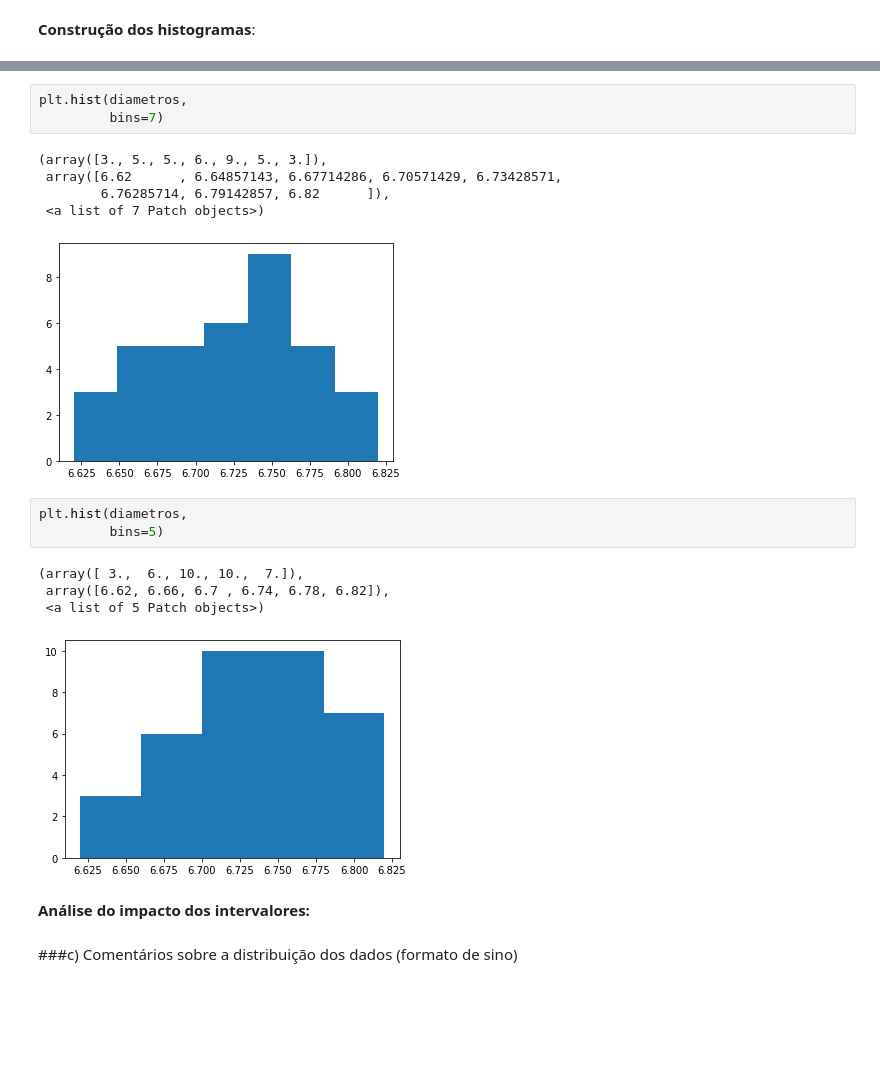
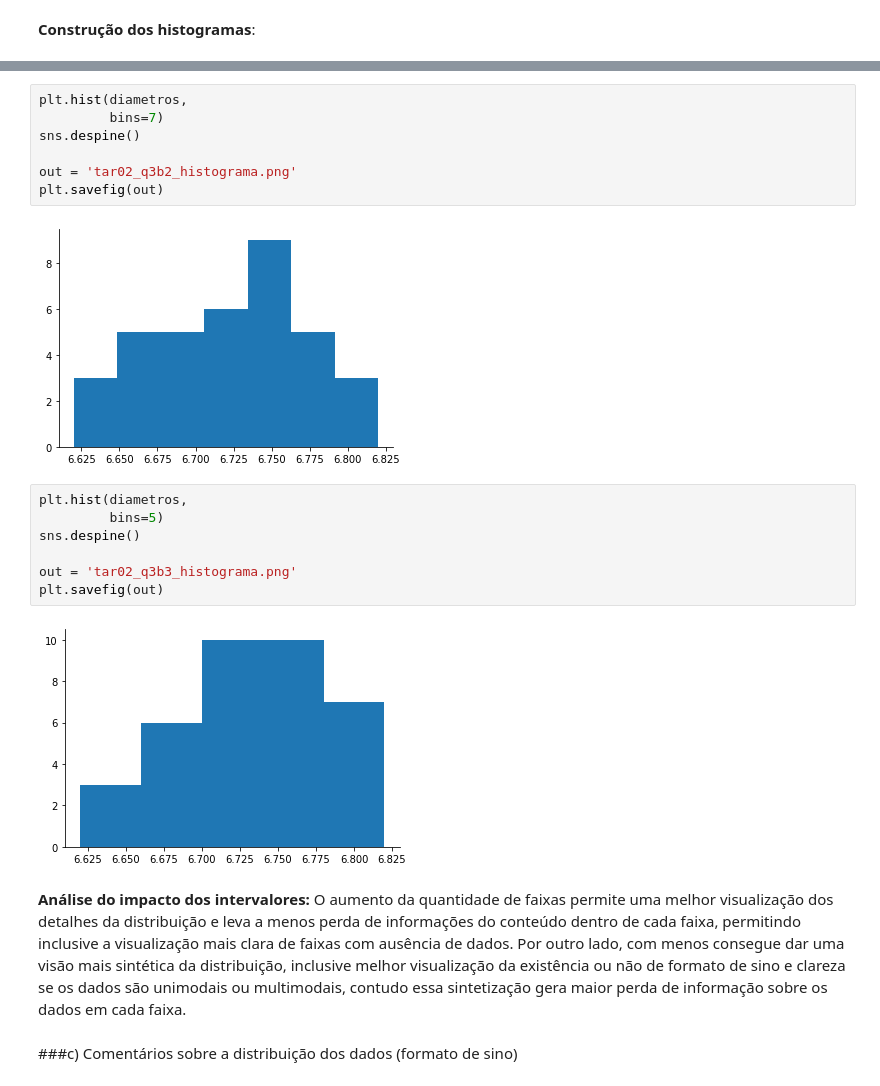
Before and after one commit to janiosl/python.ds, a Jupyter notebook: estatistica/me/estat_tarefa02.ipynb, the cells around one changed output, grey strips where cells are left out. Saved outputs shown, nothing was run; the diff lists cells and outputs as text; blank space fills up the shorter version.

```diff
--- a/estatistica/me/estat_tarefa02.ipynb
+++ b/estatistica/me/estat_tarefa02.ipynb
@@ -256,21 +262,23 @@ plt.hist(diametros)
 # %%
 plt.hist(diametros,
          bins=7)
+sns.despine()
+
+out = 'tar02_q3b2_histograma.png'
+plt.savefig(out)
 # %% [output]
-(array([3., 5., 5., 6., 9., 5., 3.]),
- array([6.62      , 6.64857143, 6.67714286, 6.70571429, 6.73428571,
-        6.76285714, 6.79142857, 6.82      ]),
- <a list of 7 Patch objects>)
-[figure, old version]
+[figure, new version]
 # %%
 plt.hist(diametros,
          bins=5)
+sns.despine()
+
+out = 'tar02_q3b3_histograma.png'
+plt.savefig(out)
 # %% [output]
-(array([ 3.,  6., 10., 10.,  7.]),
- array([6.62, 6.66, 6.7 , 6.74, 6.78, 6.82]),
- <a list of 5 Patch objects>)
-[figure, old version]
+[figure, new version]
-# %% [markdown]
-**Análise do impacto dos intervalores:**
+# %% [markdown]
+**Análise do impacto dos intervalores:**
+O aumento da quantidade de faixas permite uma melhor visualização dos detalhes da distribuição e leva a menos perda de informações do conteúdo dentro de cada faixa, permitindo inclusive a visualização mais clara de faixas com ausência de dados. Por outro lado, com menos consegue dar uma visão mais sintética da distribuição, inclusive melhor visualização da existência ou não de formato de sino e clareza se os dados são unimodais ou multimodais, contudo essa sintetização gera maior perda de informação sobre os dados em cada faixa.
 # %% [markdown]
 ###c) Comentários sobre a distribuição dos dados (formato de sino)
```
Also changed, not shown: parts of 8 cells of this notebook.
